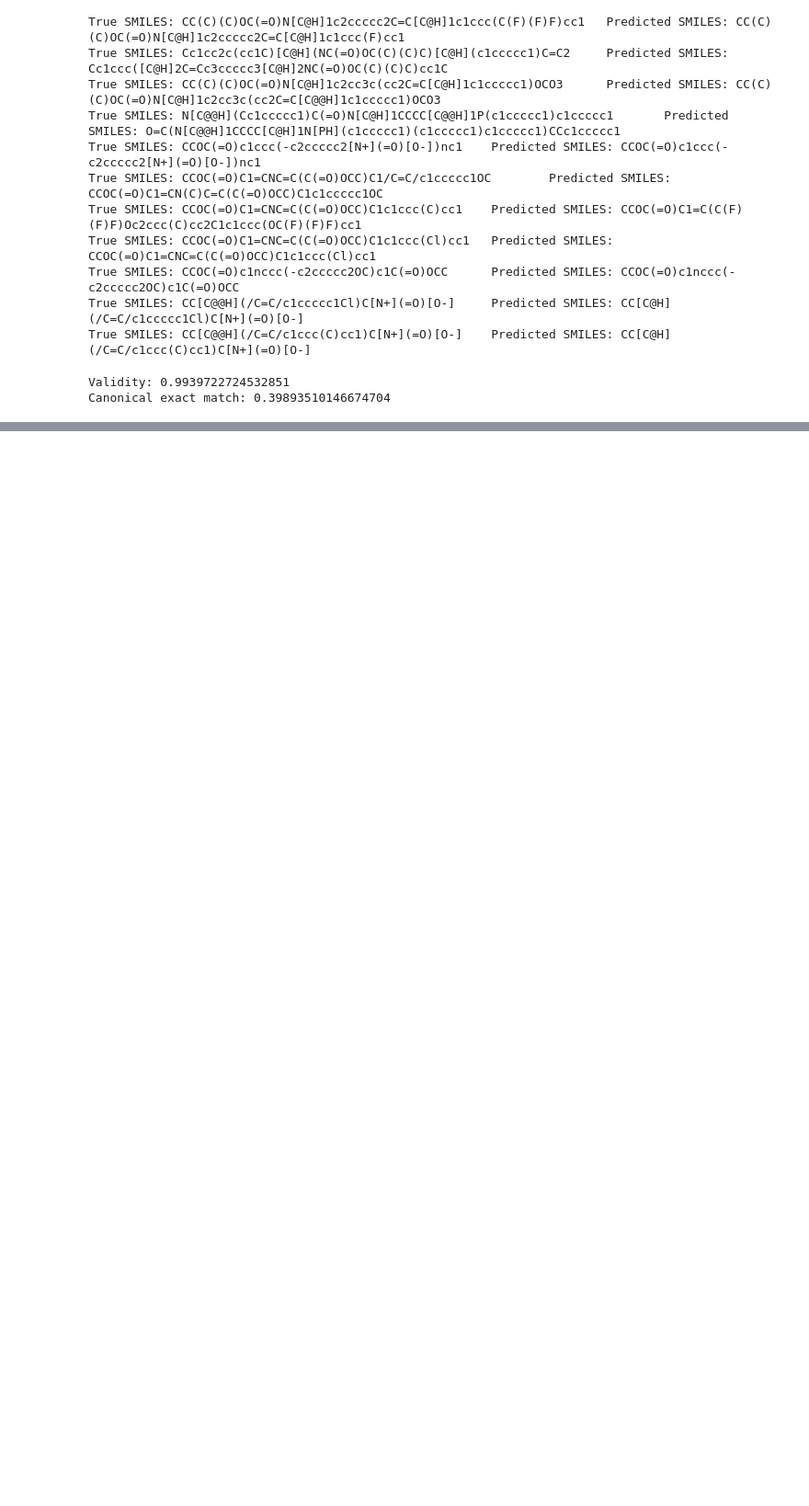
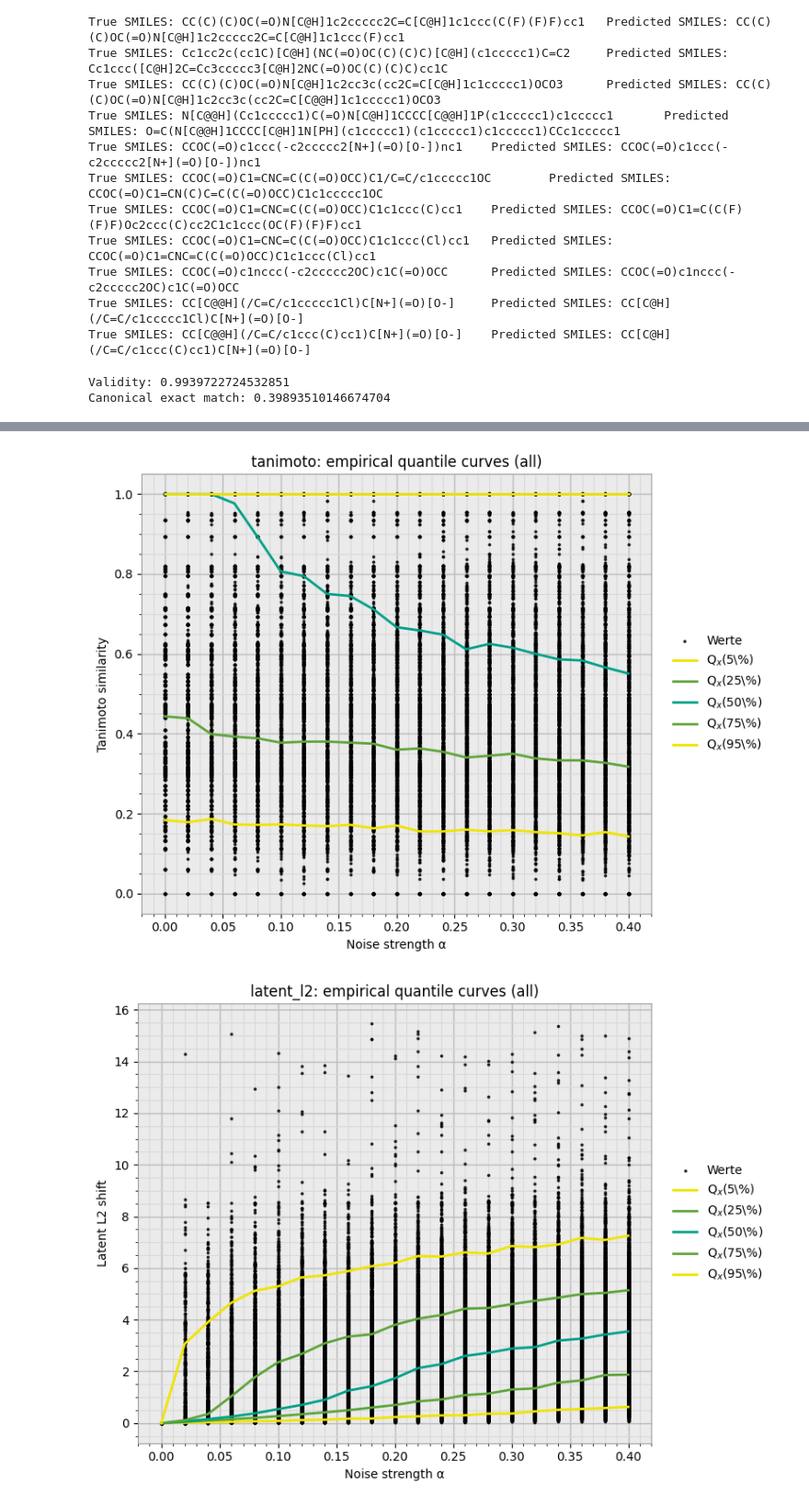
Before and after one commit to Nick18899/Latent_spaces, a Jupyter notebook: examples/evaluation.ipynb, the cells around one changed output, grey strips where cells are left out. Shown at 92% size. Saved outputs shown, nothing was run; the diff lists cells and outputs as text; code cells hidden in the pictures; blank space fills up the shorter version.

```diff
--- a/examples/evaluation.ipynb
+++ b/examples/evaluation.ipynb
@@ -176,0 +324,67 @@ Canonical exact match: 0.39893510146674704
+# %%
+import sys, importlib
+from pathlib import Path
+import pandas as pd
+
+sys.path.insert(0, "/mnt/data")
+import noise_quantile_experiment as nqe
+importlib.reload(nqe)
+
+results_dir = Path("results")
+
+sample_long_df = pd.read_csv(results_dir / "sample_long_df_all.csv")
+layerwise_long_df = pd.read_csv(results_dir / "layerwise_long_df_all.csv")
+tanimoto_summary = pd.read_csv(results_dir / "tanimoto_summary_all.csv")
+latent_summary = pd.read_csv(results_dir / "latent_summary_all.csv")
+valid_summary = pd.read_csv(results_dir / "valid_summary_all.csv")
+layerwise_summary = pd.read_csv(results_dir / "layerwise_summary_all.csv")
+
+# 1) Tanimoto: scatter + quantile curves
+nqe.plot_quantile_scatter_style(
+    long_df=sample_long_df,
+    metric="tanimoto",
+    noise_mode="all",
+    quantiles=(0.05, 0.25, 0.5, 0.75, 0.95),
+    ylabel="Tanimoto similarity",
+)
+
+# 2) Latent L2: scatter + quantile curves
+nqe.plot_quantile_scatter_style(
+    long_df=sample_long_df,
+    metric="latent_l2",
+    noise_mode="all",
+    quantiles=(0.05, 0.25, 0.5, 0.75, 0.95),
+    ylabel="Latent L2 shift",
+)
+
+# 3) Valid rate
+nqe.plot_binary_rate(
+    valid_summary,
+    metric_name="Valid rate",
+    noise_mode="all",
+)
+
+# 4) Layerwise heatmaps
+nqe.plot_layerwise_heatmap(
+    layerwise_summary,
+    component="decoder",
+    noise_mode="all",
+    value_col="q50",
+)
+
+nqe.plot_layerwise_heatmap(
+    layerwise_summary,
+    component="carbon_encoder",
+    noise_mode="all",
+    value_col="q50",
+)
+
+nqe.plot_layerwise_heatmap(
+    layerwise_summary,
+    component="hydrogen_encoder",
+    noise_mode="all",
+    value_col="q50",
+)
+# %% [output]
+[figure, added]
+[figure, added]
```
Also changed, not shown: parts of 12 cells of this notebook, 1 other file.
